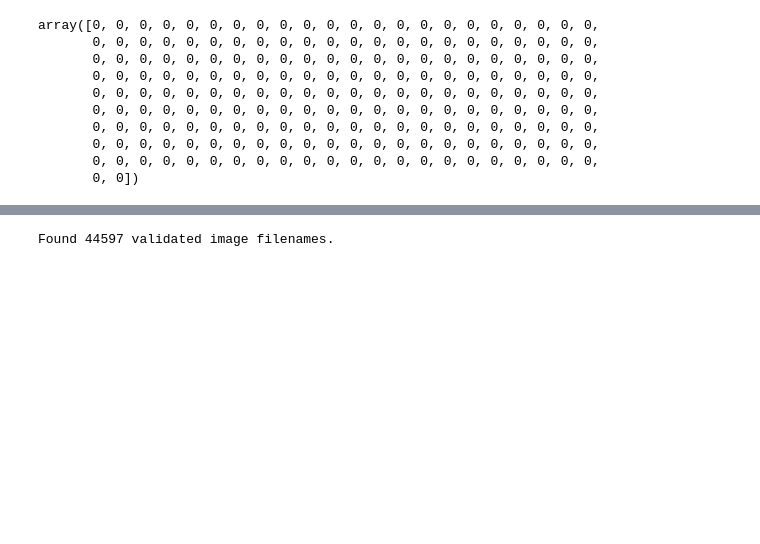
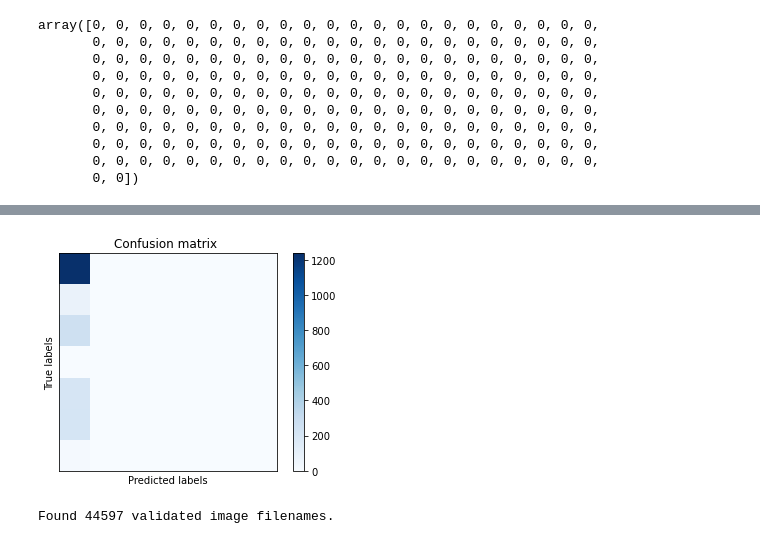
Before and after one commit to bethsung1011/capstone_2, a Jupyter notebook: src/3_31_2021_dry_run.ipynb, the cells around one changed output, grey strips where cells are left out. Drawn from its saved outputs; the diff is of its cells as text; code cells hidden in the pictures; blank space fills up the shorter version.

```diff
--- a/src/3_31_2021_dry_run.ipynb
+++ b/src/3_31_2021_dry_run.ipynb
@@ -468,3 +416,16 @@ y.shape
+# %%
+cm = confusion_matrix(actual, prediction)
+
+plt.imshow(cm, cmap=plt.cm.Blues)
+plt.xlabel("Predicted labels")
+plt.ylabel("True labels")
+plt.xticks([], [])
+plt.yticks([], [])
+plt.title('Confusion matrix ')
+plt.colorbar()
+plt.show()
+# %% [output]
+[figure, added]
 # %%
 # TRAIN_DIR = '/home/beth/Galvanize/capstone/capstone_2/data/train/train'
 # # VALIDATION_DIR = '/home/beth/Galvanize/capstone/capstone_2/data/test'
```
Also changed, not shown: parts of 20 cells of this notebook.
